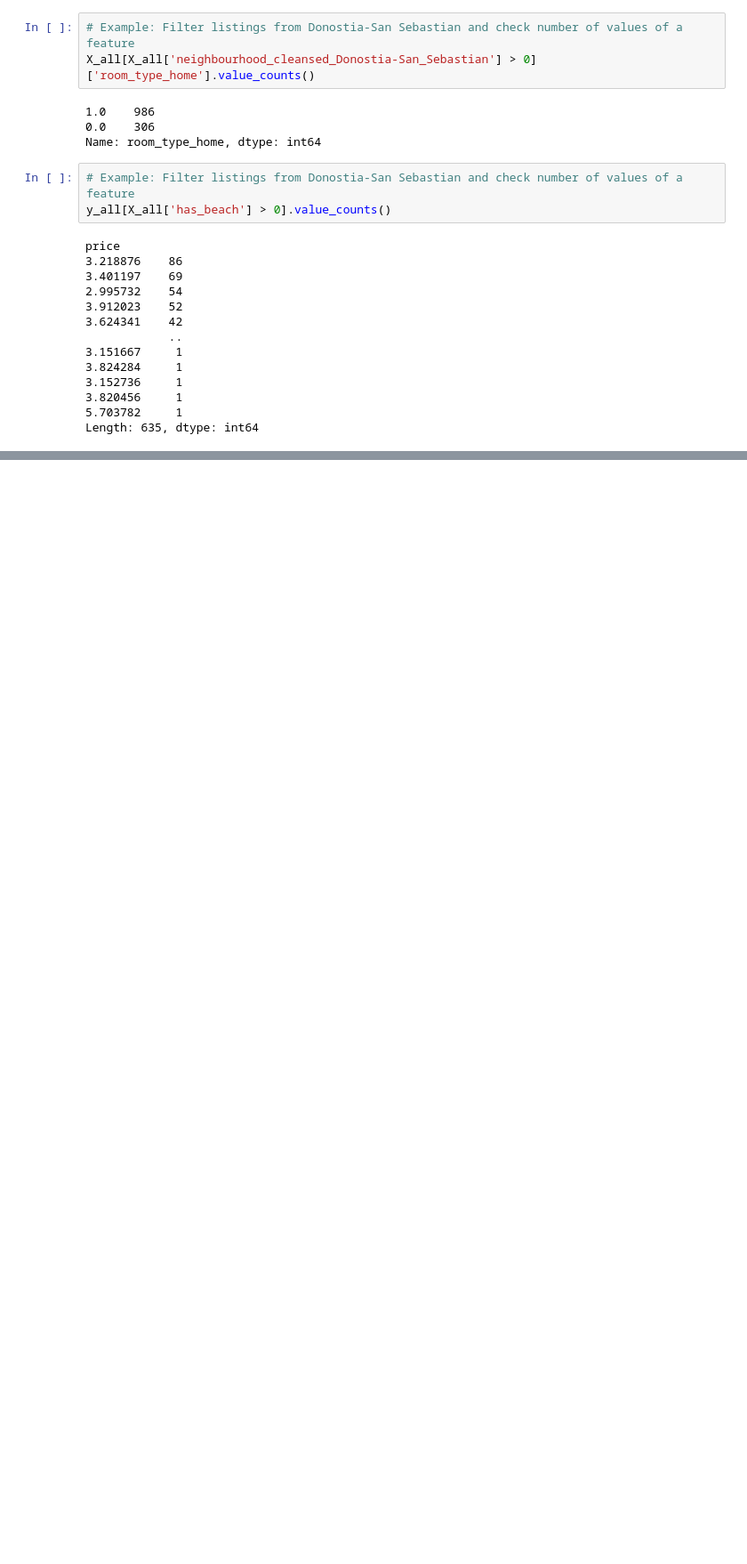
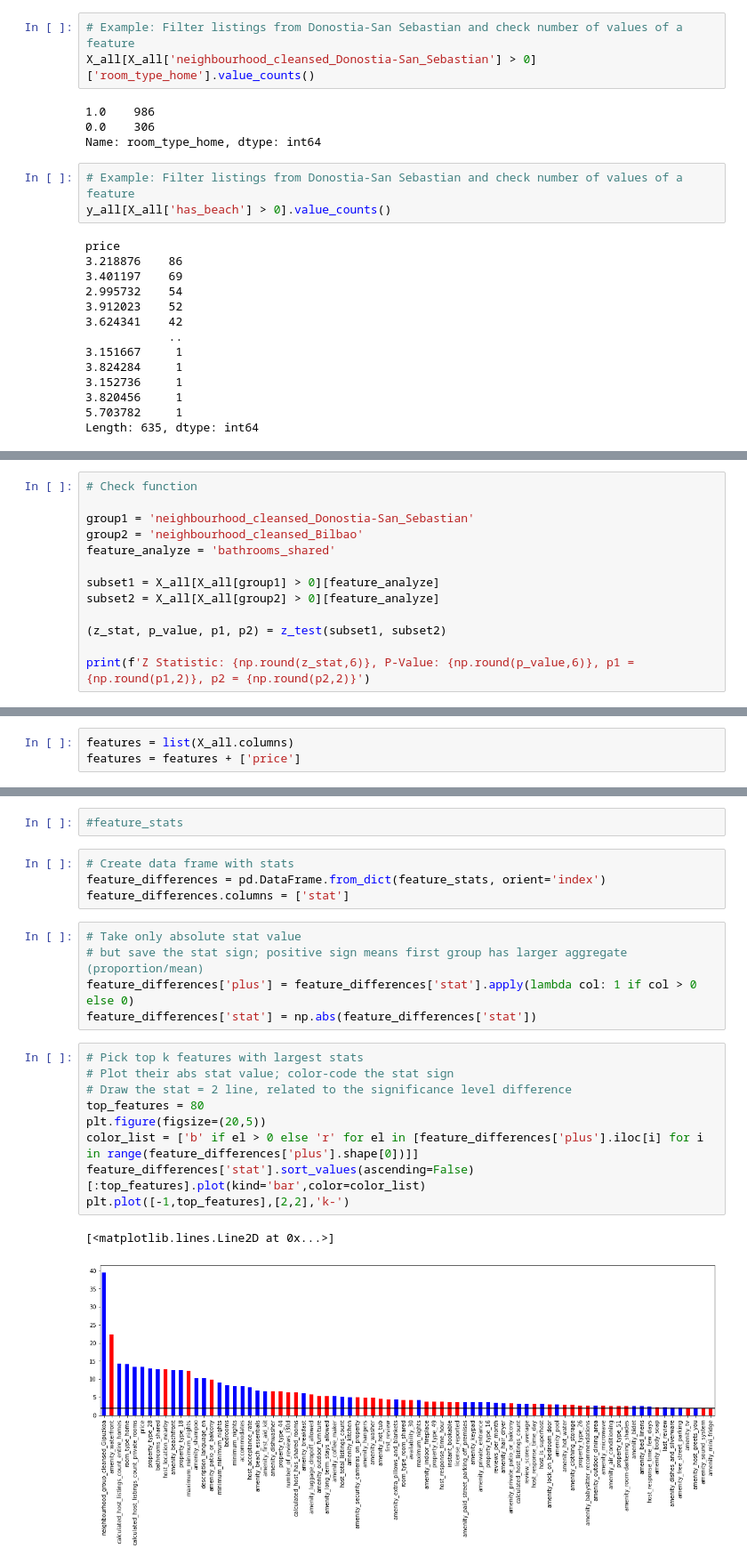
Before and after one commit to mxagar/airbnb_data_analysis, a Jupyter notebook: 03_AirBnB_DataAnalysis_Modelling.ipynb, the cells around one changed output, grey strips where cells are left out. Shown: that part at 89% size. Saved outputs shown, nothing was run; the diff lists cells and outputs as text; blank space fills up the shorter version.

Commit message:
inference between groups

```diff
--- a/03_AirBnB_DataAnalysis_Modelling.ipynb
+++ b/03_AirBnB_DataAnalysis_Modelling.ipynb
@@ -449,0 +506,13 @@ Length: 635, dtype: int64
+# %%
+# Check function
+
+group1 = 'neighbourhood_cleansed_Donostia-San_Sebastian'
+group2 = 'neighbourhood_cleansed_Bilbao'
+feature_analyze = 'bathrooms_shared'
+
+subset1 = X_all[X_all[group1] > 0][feature_analyze]
+subset2 = X_all[X_all[group2] > 0][feature_analyze]
+
+(z_stat, p_value, p1, p2) = z_test(subset1, subset2)
+
+print(f'Z Statistic: {np.round(z_stat,6)}, P-Value: {np.round(p_value,6)}, p1 = {np.round(p1,2)}, p2 = {np.round(p2,2)}')
@@ -449,0 +598,3 @@ Length: 635, dtype: int64
+# %%
+features = list(X_all.columns)
+features = features + ['price']
@@ -449,0 +650,23 @@ Length: 635, dtype: int64
+# %%
+#feature_stats
+# %%
+# Create data frame with stats
+feature_differences = pd.DataFrame.from_dict(feature_stats, orient='index')
+feature_differences.columns = ['stat']
+# %%
+# Take only absolute stat value
+# but save the stat sign; positive sign means first group has larger aggregate (proportion/mean)
+feature_differences['plus'] = feature_differences['stat'].apply(lambda col: 1 if col > 0 else 0)
+feature_differences['stat'] = np.abs(feature_differences['stat'])
+# %%
+# Pick top k features with largest stats
+# Plot their abs stat value; color-code the stat sign
+# Draw the stat = 2 line, related to the significance level difference
+top_features = 80
+plt.figure(figsize=(20,5))
+color_list = ['b' if el > 0 else 'r' for el in [feature_differences['plus'].iloc[i] for i in range(feature_differences['plus'].shape[0])]]
+feature_differences['stat'].sort_values(ascending=False)[:top_features].plot(kind='bar',color=color_list)
+plt.plot([-1,top_features],[2,2],'k-')
+# %% [output]
+[<matplotlib.lines.Line2D at 0x...>]
+[figure, added]
```
Also changed, not shown: parts of 16 cells of this notebook.
